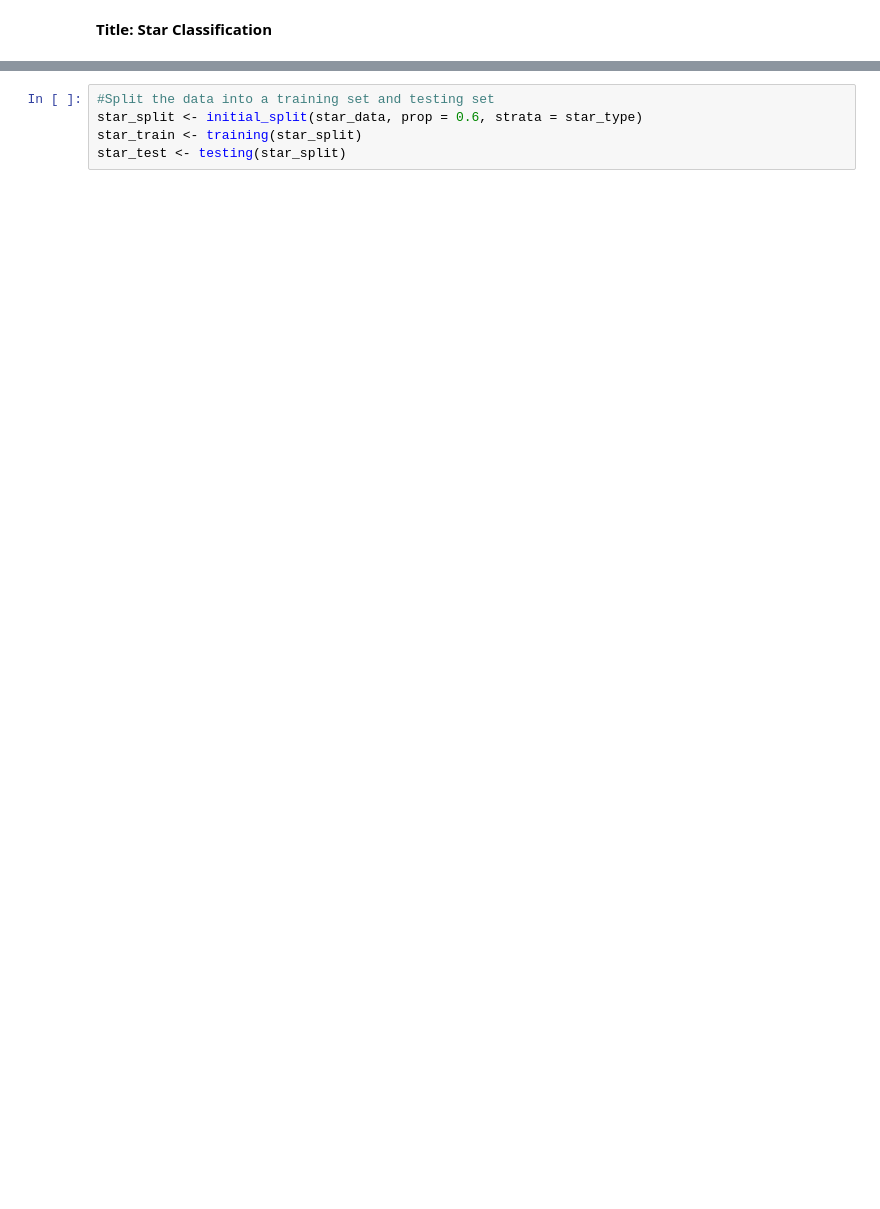
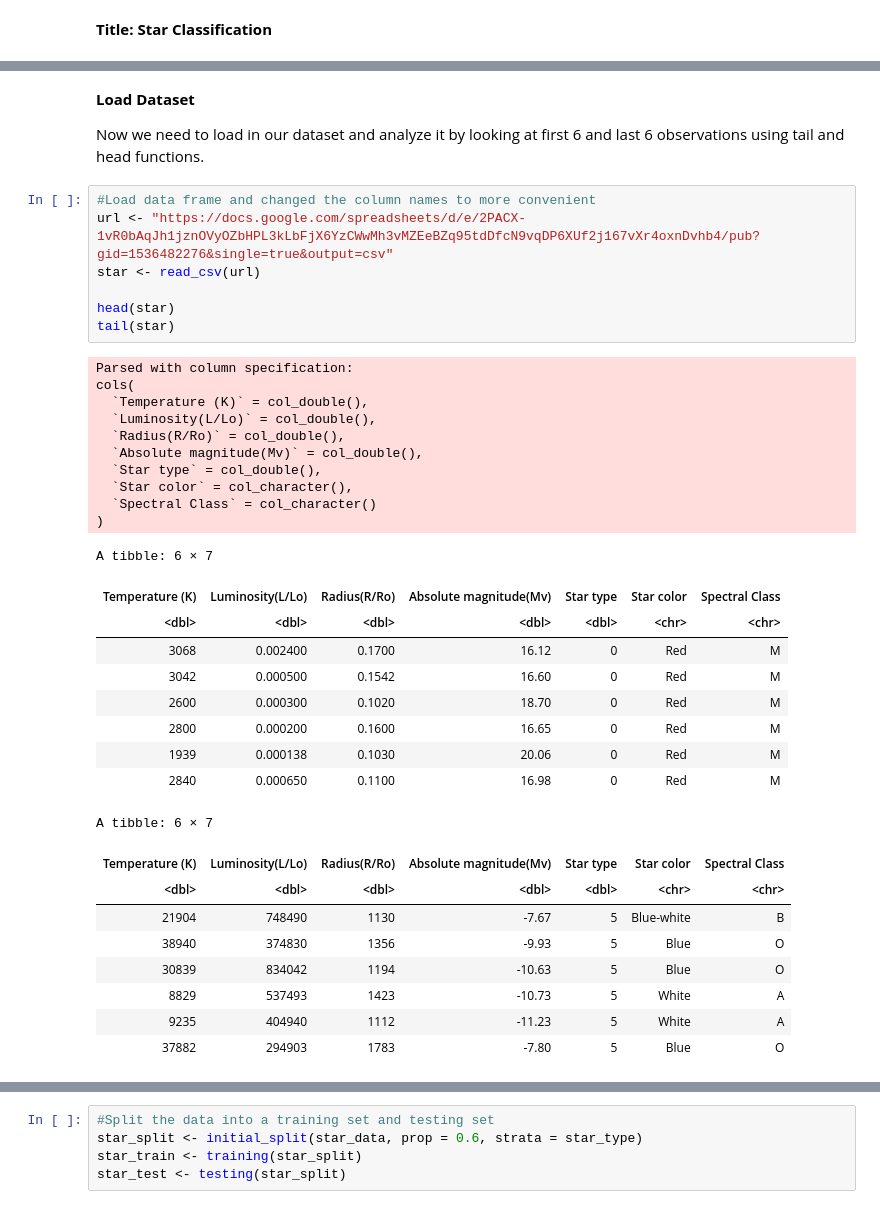
Before and after one commit to KarnS1o3/DSCI-project, a Jupyter notebook: Project_Final.ipynb, the cells around one changed output, grey strips where cells are left out. Drawn from its saved outputs; the diff is of its cells as text; blank space fills up the shorter version.

```diff
--- a/Project_Final.ipynb
+++ b/Project_Final.ipynb
@@ -7,0 +19,40 @@ Researchers have used the Hertzsprung-Russell Diagram to plot star features in o
+# %% [markdown]
+**Load Dataset**
+
+Now we need to load in our dataset and analyze it by looking at first 6 and last 6 observations using tail and head functions.
+# %%
+#Load data frame and changed the column names to more convenient
+url <- "https://docs.google.com/spreadsheets/d/e/2PACX-1vR0bAqJh1jznOVyOZbHPL3kLbFjX6YzCWwMh3vMZEeBZq95tdDfcN9vqDP6XUf2j167vXr4oxnDvhb4/pub?gid=1536482276&single=true&output=csv"
+star <- read_csv(url)
+
+head(star)
+tail(star)
+# %% [output]
+Parsed with column specification:
+cols(
+  `Temperature (K)` = col_double(),
+  `Luminosity(L/Lo)` = col_double(),
+  `Radius(R/Ro)` = col_double(),
+  `Absolute magnitude(Mv)` = col_double(),
+  `Star type` = col_double(),
+  `Star color` = col_character(),
+  `Spectral Class` = col_character()
+)
+A tibble: 6 × 7
+| Temperature (K) | Luminosity(L/Lo) | Radius(R/Ro) | Absolute magnitude(Mv) | Star type | Star color | Spectral Class |
+| <dbl> | <dbl> | <dbl> | <dbl> | <dbl> | <chr> | <chr> |
+| 3068 | 0.002400 | 0.1700 | 16.12 | 0 | Red | M |
+| 3042 | 0.000500 | 0.1542 | 16.60 | 0 | Red | M |
+| 2600 | 0.000300 | 0.1020 | 18.70 | 0 | Red | M |
+| 2800 | 0.000200 | 0.1600 | 16.65 | 0 | Red | M |
+| 1939 | 0.000138 | 0.1030 | 20.06 | 0 | Red | M |
+| 2840 | 0.000650 | 0.1100 | 16.98 | 0 | Red | M |
+A tibble: 6 × 7
+| Temperature (K) | Luminosity(L/Lo) | Radius(R/Ro) | Absolute magnitude(Mv) | Star type | Star color | Spectral Class |
+| <dbl> | <dbl> | <dbl> | <dbl> | <dbl> | <chr> | <chr> |
+| 21904 | 748490 | 1130 | -7.67 | 5 | Blue-white | B |
+| 38940 | 374830 | 1356 | -9.93 | 5 | Blue | O |
+| 30839 | 834042 | 1194 | -10.63 | 5 | Blue | O |
+| 8829 | 537493 | 1423 | -10.73 | 5 | White | A |
+| 9235 | 404940 | 1112 | -11.23 | 5 | White | A |
+| 37882 | 294903 | 1783 | -7.80 | 5 | Blue | O |
```
Also changed, not shown: parts of 26 cells of this notebook.
